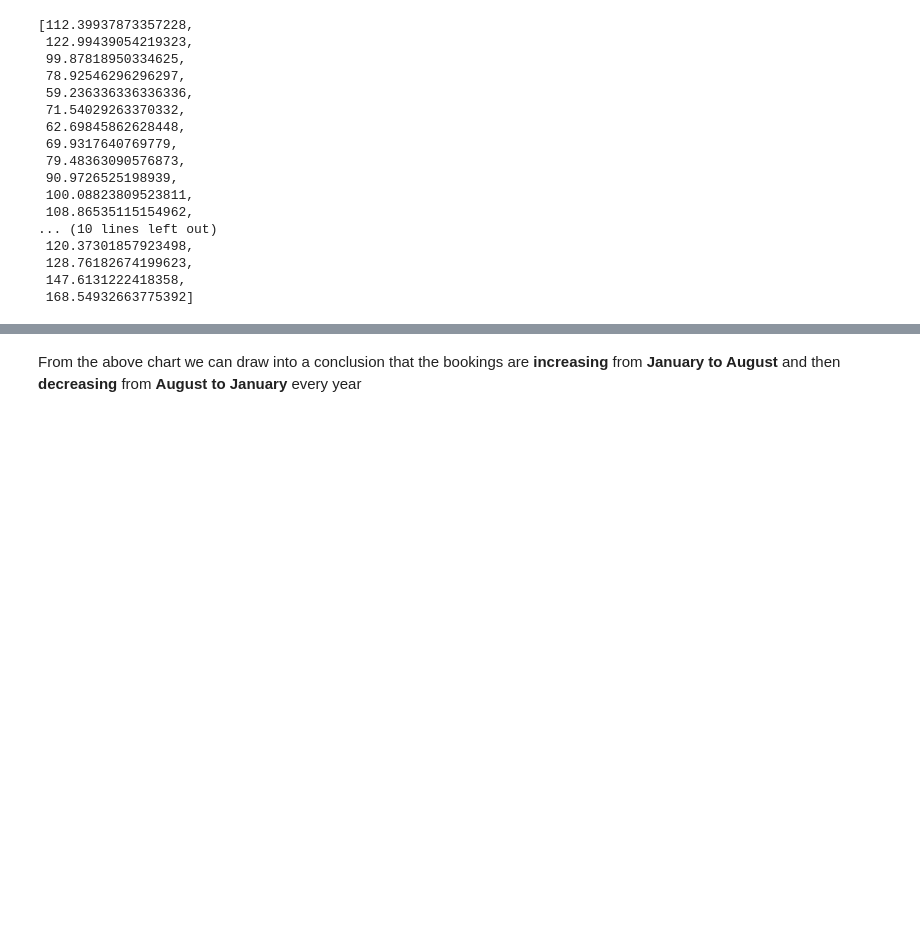
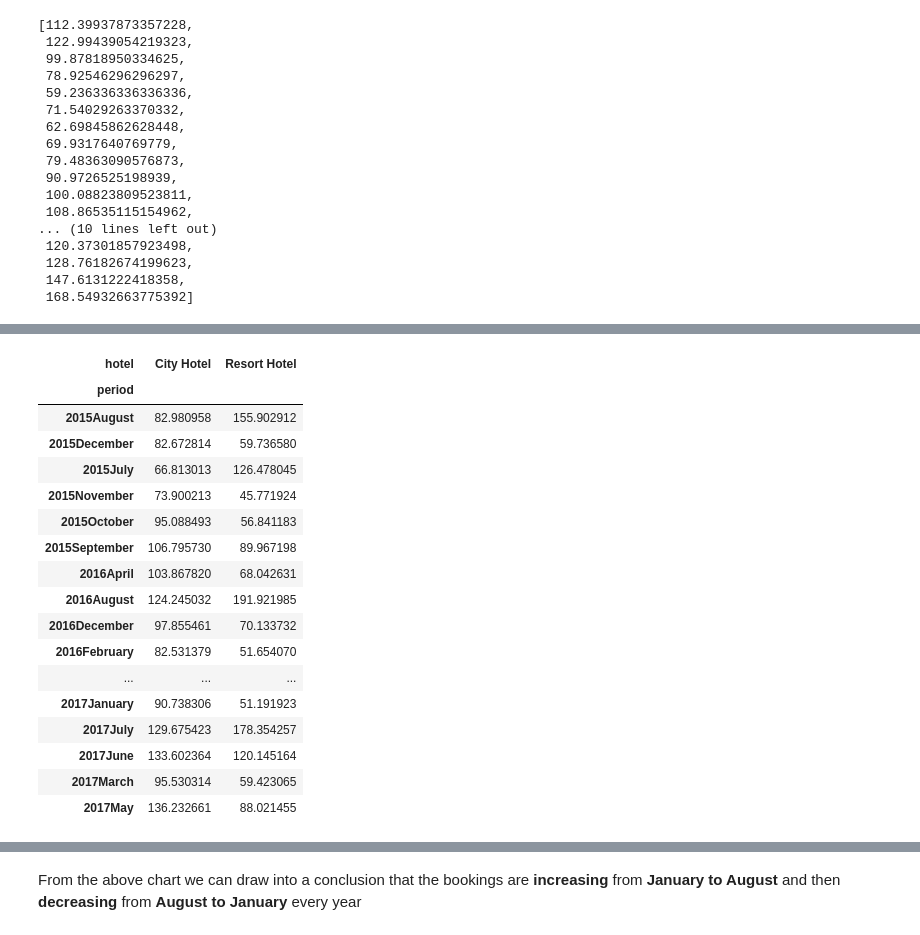
Before and after one commit to Hariharapanda-Deepak/Hotel_booking_Analysis, a Jupyter notebook: Deepak_Hotel_Booking_Analysis_Capstone_Project.ipynb, the cells around one changed output, grey strips where cells are left out. Saved outputs shown, nothing was run; the diff lists cells and outputs as text; code cells hidden in the pictures; blank space fills up the shorter version.

```diff
--- a/Deepak_Hotel_Booking_Analysis_Capstone_Project.ipynb
+++ b/Deepak_Hotel_Booking_Analysis_Capstone_Project.ipynb
@@ -318,0 +333,22 @@ plt.plot(b,c)
+# %%
+adr_hotelwise=df.groupby(['period','hotel'])['adr'].mean().unstack()
+adr_hotelwise
+# %% [output]
+| hotel | City Hotel | Resort Hotel |
+| period |  |  |
+| 2015August | 82.980958 | 155.902912 |
+| 2015December | 82.672814 | 59.736580 |
+| 2015July | 66.813013 | 126.478045 |
+| 2015November | 73.900213 | 45.771924 |
+| 2015October | 95.088493 | 56.841183 |
+| 2015September | 106.795730 | 89.967198 |
+| 2016April | 103.867820 | 68.042631 |
+| 2016August | 124.245032 | 191.921985 |
+| 2016December | 97.855461 | 70.133732 |
+| 2016February | 82.531379 | 51.654070 |
+| ... | ... | ... |
+| 2017January | 90.738306 | 51.191923 |
+| 2017July | 129.675423 | 178.354257 |
+| 2017June | 133.602364 | 120.145164 |
+| 2017March | 95.530314 | 59.423065 |
+| 2017May | 136.232661 | 88.021455 |
```
Also changed, not shown: parts of 14 cells of this notebook.
